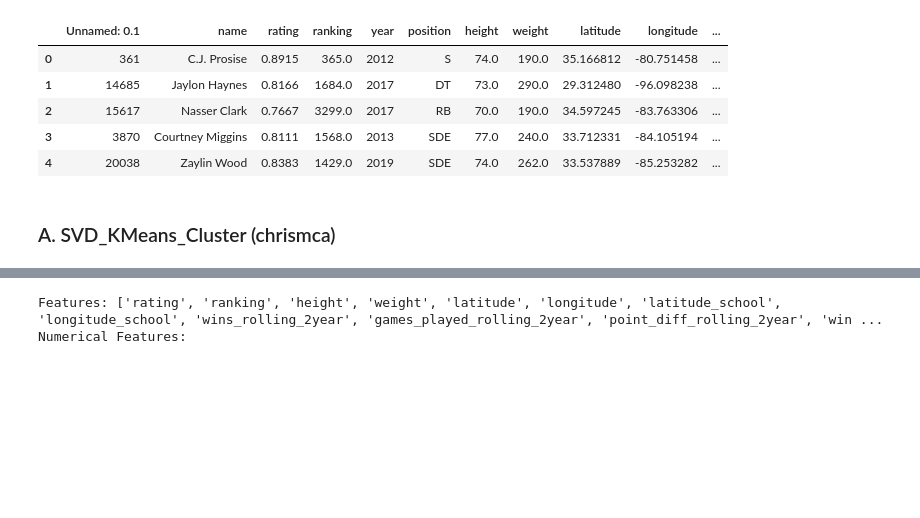
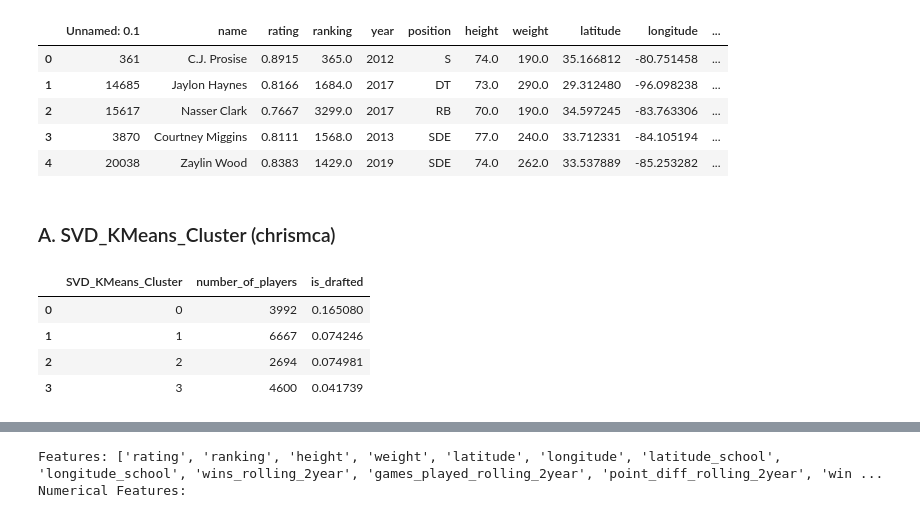
Before and after one commit to chrismca13/CFB_draft_propensity, a Jupyter notebook: notebooks/UnsupervisedLearning/analyze_all_clusters.ipynb, the cells around one changed output, grey strips where cells are left out. Saved outputs shown, nothing was run; the diff lists cells and outputs as text; code cells hidden in the pictures; blank space fills up the shorter version.

```diff
--- a/notebooks/UnsupervisedLearning/analyze_all_clusters.ipynb
+++ b/notebooks/UnsupervisedLearning/analyze_all_clusters.ipynb
@@ -46,6 +58,13 @@ features = ['rating', 'ranking', 'height', 'weight', 'latitude', 'longitude',
 # %%
 t_sne_k_means_name = 'SVD_KMeans_Cluster'
 grouped_df = ac.get_basic_stats(df,t_sne_k_means_name)
+grouped_df
+# %% [output]
+|  | SVD_KMeans_Cluster | number_of_players | is_drafted |
+| 0 | 0 | 3992 | 0.165080 |
+| 1 | 1 | 6667 | 0.074246 |
+| 2 | 2 | 2694 | 0.074981 |
+| 3 | 3 | 4600 | 0.041739 |
 # %%
 ac.visualize_conversion_and_pop_size(df, t_sne_k_means_name)
 # %% [output]
```
Also changed, not shown: parts of 8 cells of this notebook, 1 other file.
